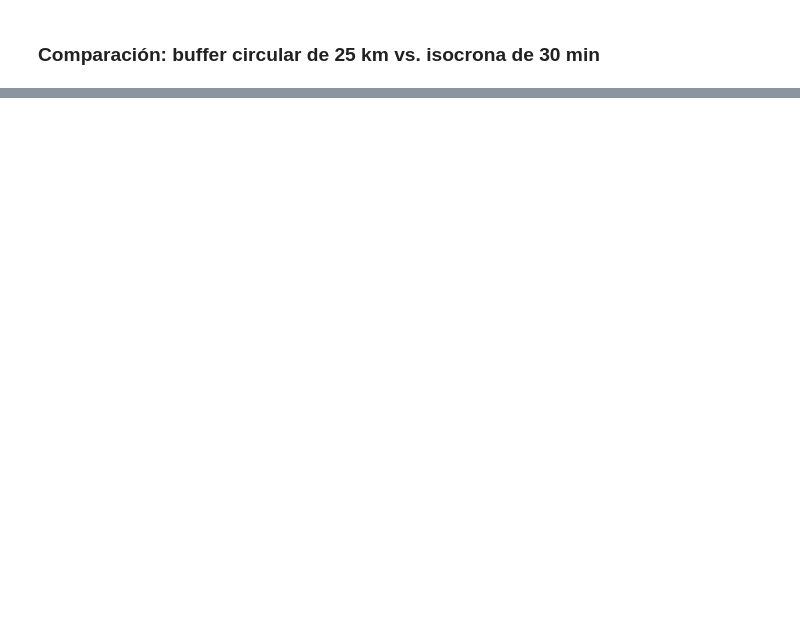
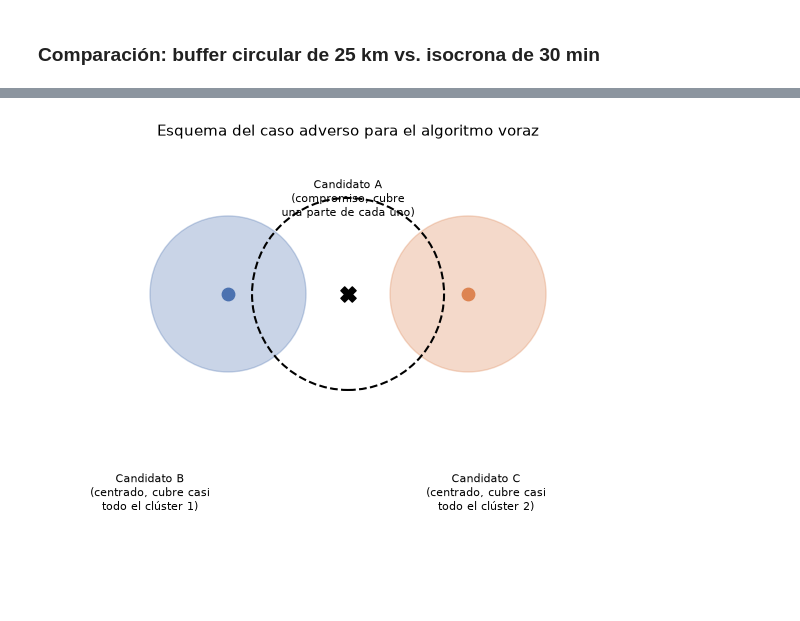
Before and after one commit to DufreyM/CC2017-Laboratorio5, a Jupyter notebook: notebooks/lab5_hospitales.ipynb, the cells around one changed output, grey strips where cells are left out. Drawn from its saved outputs; the diff is of its cells as text; code cells hidden in the pictures; blank space fills up the shorter version.

```diff
--- a/notebooks/lab5_hospitales.ipynb
+++ b/notebooks/lab5_hospitales.ipynb
@@ -745,0 +1146,29 @@ plt.show()
+# %%
+fig, ax = plt.subplots(figsize=(7, 5))
+
+p1 = plt.Circle((1, 2), 1.3, color="#4c72b0", alpha=0.3, label="Clúster de población 1")
+p2 = plt.Circle((5, 2), 1.3, color="#dd8452", alpha=0.3, label="Clúster de población 2")
+ax.add_patch(p1)
+ax.add_patch(p2)
+
+ax.scatter([1], [2], color="#4c72b0", marker="o", s=80, zorder=3)
+ax.scatter([5], [2], color="#dd8452", marker="o", s=80, zorder=3)
+ax.scatter([3], [2], color="black", marker="X", s=120, zorder=3)
+
+bufferA = plt.Circle((3, 2), 1.6, color="black", fill=False, linestyle="--", linewidth=1.5)
+ax.add_patch(bufferA)
+
+ax.annotate("Candidato B\n(centrado, cubre casi\ntodo el clúster 1)", (1, 2), xytext=(-0.3, -1.6), fontsize=8, ha="center")
+ax.annotate("Candidato C\n(centrado, cubre casi\ntodo el clúster 2)", (5, 2), xytext=(5.3, -1.6), fontsize=8, ha="center")
+ax.annotate("Candidato A\n(compromiso, cubre\nuna parte de cada uno)", (3, 2), xytext=(3, 3.3), fontsize=8, ha="center")
+
+ax.set_xlim(-2, 8)
+ax.set_ylim(-3, 4.5)
+ax.set_aspect("equal")
+ax.set_axis_off()
+ax.set_title("Esquema del caso adverso para el algoritmo voraz", fontsize=11)
+plt.tight_layout()
+plt.savefig("../outputs/task3_3b_diagrama_greedy.png", dpi=150, bbox_inches="tight")
+plt.show()
+# %% [output]
+[figure, added]
```
Also changed, not shown: parts of 36 cells of this notebook.
